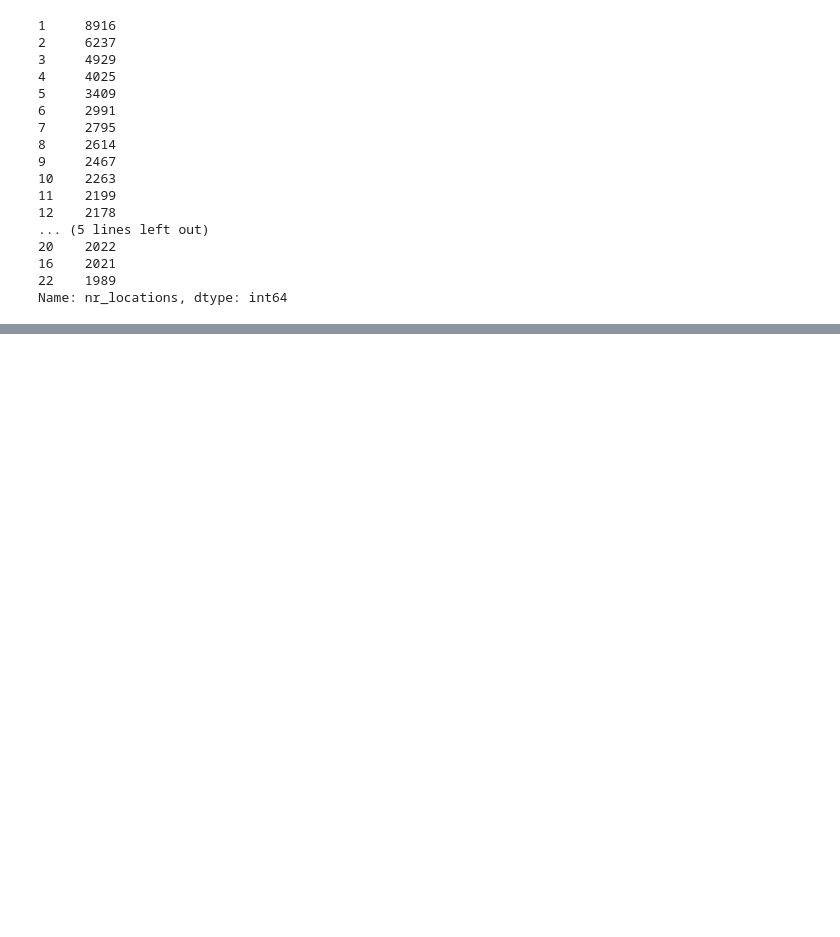
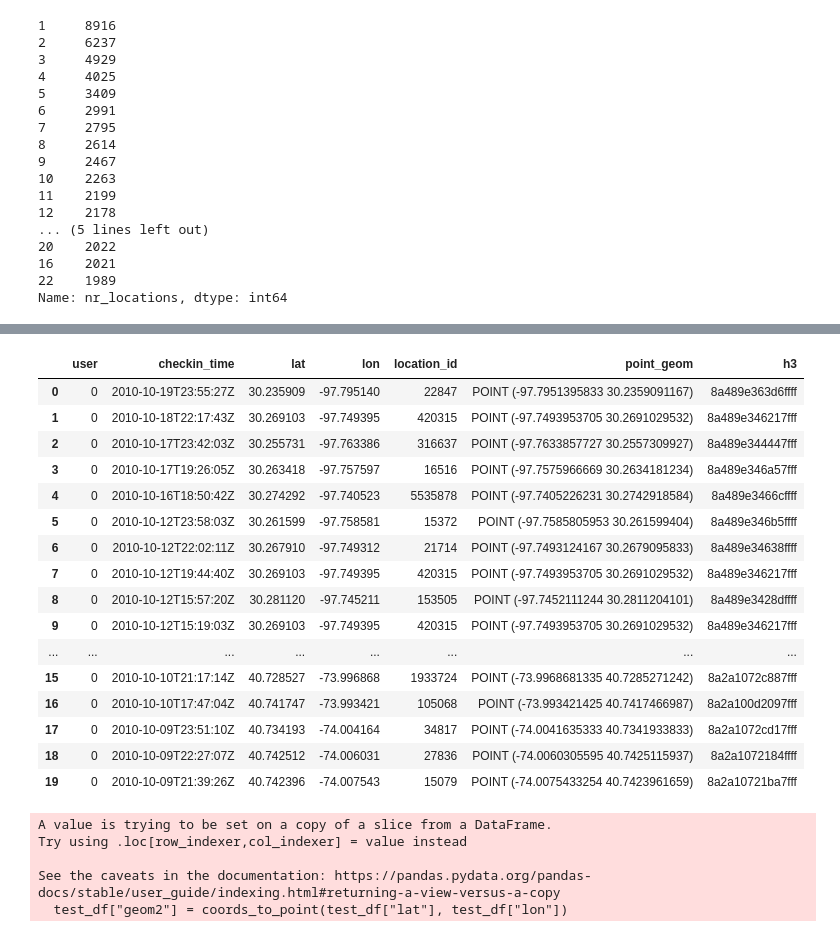
Before and after one commit to sandorjuhasz/gowalla_spatial_network, a Jupyter notebook: code/01_data_exploration.ipynb, the cells around one changed output, grey strips where cells are left out. Saved outputs shown, nothing was run; the diff lists cells and outputs as text; code cells hidden in the pictures; blank space fills up the shorter version.

Commit message:
h3 version -- tests

```diff
--- a/code/01_data_exploration.ipynb
+++ b/code/01_data_exploration.ipynb
@@ -64,0 +71,12 @@ Name: nr_locations, dtype: int64
+# %%
+# point to h3 hex
+def coords_to_point(lat, lon):
+    geometry = [Point(xy) for xy in zip(lon, lat)]
+    return geometry
+
+def point_geometry_to_h3(geodf, geometry_col, h3_resolution):
+    h3_col = geodf.apply(lambda r: h3.geo_to_h3(r[geometry_col].y, r[geometry_col].x, h3_resolution), axis=1)
+    return h3_col
+# %%
+test_df["point_geom"] = coords_to_point(test_df["lat"], test_df["lon"])
+test_df["h3"] = point_geometry_to_h3(test_df, geometry_col="point_geom", h3_resolution=10)
@@ -64,0 +94,28 @@ Name: nr_locations, dtype: int64
+# %%
+test_df
+# %% [output]
+|  | user | checkin_time | lat | lon | location_id | point_geom | h3 |
+| 0 | 0 | 2010-10-19T23:55:27Z | 30.235909 | -97.795140 | 22847 | POINT (-97.7951395833 30.2359091167) | 8a489e363d6ffff |
+| 1 | 0 | 2010-10-18T22:17:43Z | 30.269103 | -97.749395 | 420315 | POINT (-97.7493953705 30.2691029532) | 8a489e346217fff |
+| 2 | 0 | 2010-10-17T23:42:03Z | 30.255731 | -97.763386 | 316637 | POINT (-97.7633857727 30.2557309927) | 8a489e344447fff |
+| 3 | 0 | 2010-10-17T19:26:05Z | 30.263418 | -97.757597 | 16516 | POINT (-97.7575966669 30.2634181234) | 8a489e346a57fff |
+| 4 | 0 | 2010-10-16T18:50:42Z | 30.274292 | -97.740523 | 5535878 | POINT (-97.7405226231 30.2742918584) | 8a489e3466cffff |
+| 5 | 0 | 2010-10-12T23:58:03Z | 30.261599 | -97.758581 | 15372 | POINT (-97.7585805953 30.261599404) | 8a489e346b5ffff |
+| 6 | 0 | 2010-10-12T22:02:11Z | 30.267910 | -97.749312 | 21714 | POINT (-97.7493124167 30.2679095833) | 8a489e34638ffff |
+| 7 | 0 | 2010-10-12T19:44:40Z | 30.269103 | -97.749395 | 420315 | POINT (-97.7493953705 30.2691029532) | 8a489e346217fff |
+| 8 | 0 | 2010-10-12T15:57:20Z | 30.281120 | -97.745211 | 153505 | POINT (-97.7452111244 30.2811204101) | 8a489e3428dffff |
+| 9 | 0 | 2010-10-12T15:19:03Z | 30.269103 | -97.749395 | 420315 | POINT (-97.7493953705 30.2691029532) | 8a489e346217fff |
+| ... | ... | ... | ... | ... | ... | ... | ... |
+| 15 | 0 | 2010-10-10T21:17:14Z | 40.728527 | -73.996868 | 1933724 | POINT (-73.9968681335 40.7285271242) | 8a2a1072c887fff |
+| 16 | 0 | 2010-10-10T17:47:04Z | 40.741747 | -73.993421 | 105068 | POINT (-73.993421425 40.7417466987) | 8a2a100d2097fff |
+| 17 | 0 | 2010-10-09T23:51:10Z | 40.734193 | -74.004164 | 34817 | POINT (-74.0041635333 40.7341933833) | 8a2a1072cd17fff |
+| 18 | 0 | 2010-10-09T22:27:07Z | 40.742512 | -74.006031 | 27836 | POINT (-74.0060305595 40.7425115937) | 8a2a1072184ffff |
+| 19 | 0 | 2010-10-09T21:39:26Z | 40.742396 | -74.007543 | 15079 | POINT (-74.0075433254 40.7423961659) | 8a2a10721ba7fff |
+# %%
+test_df["geom2"] = coords_to_point(test_df["lat"], test_df["lon"])
+# %% [output]
+A value is trying to be set on a copy of a slice from a DataFrame.
+Try using .loc[row_indexer,col_indexer] = value instead
+
+See the caveats in the documentation: https://pandas.pydata.org/pandas-docs/stable/user_guide/indexing.html#returning-a-view-versus-a-copy
+  test_df["geom2"] = coords_to_point(test_df["lat"], test_df["lon"])
```
Also changed, not shown: parts of 6 cells of this notebook.
